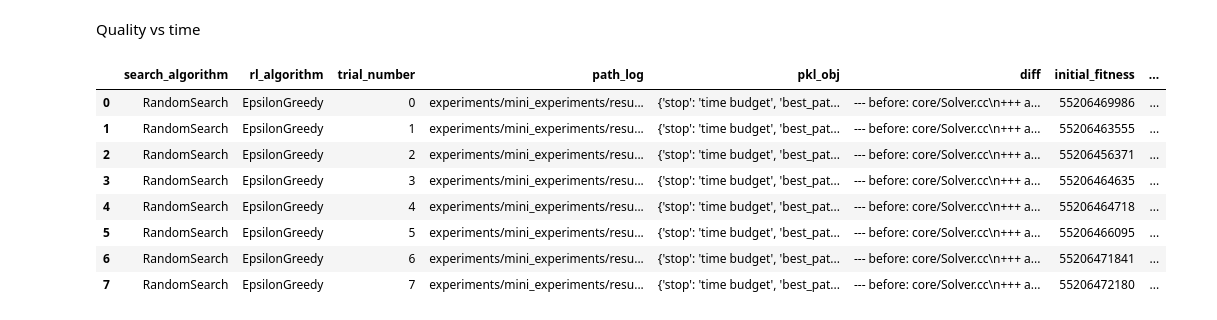
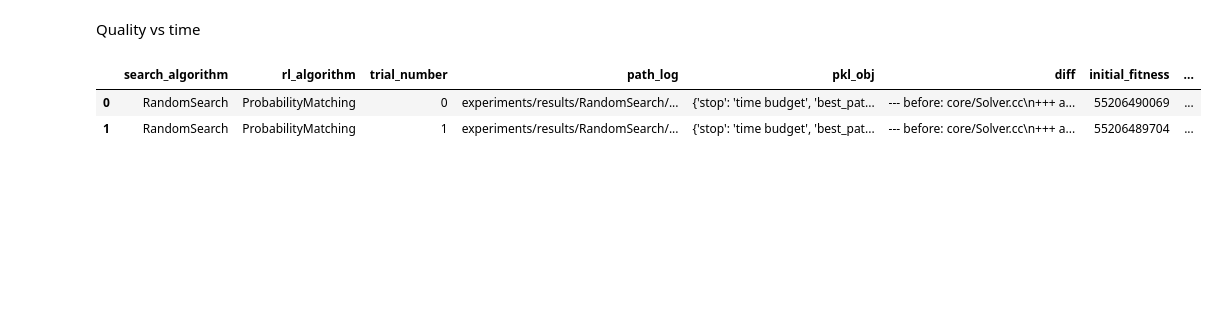
Before and after one commit to damienbose/magpie, a Jupyter notebook: experiments/process_results/process.ipynb, the cells around one changed output. Cells and saved outputs as stored; diff of their text form; code cells hidden in the pictures; blank space fills up the shorter version.

```diff
--- a/experiments/process_results/process.ipynb
+++ b/experiments/process_results/process.ipynb
@@ -26,7 +26,7 @@ Python 3.10.1
 git_root = subprocess.check_output(['git', 'rev-parse', '--show-toplevel']).decode('utf-8').strip()
 os.chdir(git_root)
 # %%
-RESULT_DIR = "experiments/mini_experiments/results_8_trials_e-greedy"
+RESULT_DIR = "experiments/results"
 # %% [markdown]
 Lets first extract all the experiments and trial (folds)
 # %%
@@ -247,39 +219,36 @@ Quality vs time
 # %%
 def plot_time_series(ax, series, series_name):
     time_steps = list(range(len(series)))
     ax.plot(time_steps, series)
     ax.set_xlabel('Time Steps')
     ax.set_ylabel(series_name)
     ax.set_title(f'{series_name} over Time')
+
+def plot_rewards_vs_time(ax, op_selector):
+    plot_time_series(ax, op_selector.reward_log, 'Rewards')
 
 def plot_quality_vs_time(ax, op_selector):
     for operator in op_selector._operators:
         ax.plot([average_qualities[operator] for average_qualities in op_selector.average_qualities_log], label=f"{operator.__name__}")
     ax.set_xlabel('Time Steps')
     ax.set_ylabel('Quality')
     ax.set_title('Quality over Time')
     ax.legend()
 
 def plot_count_vs_time(ax, op_selector):
     for operator in op_selector._operators:
         ax.plot([action_count[operator] for action_count in op_selector.action_count_log], label=f"{operator.__name__}")
     ax.set_xlabel('Time Steps')
     ax.set_ylabel('Count')
     ax.set_title('Count over Time')
     ax.legend()
 
-df_rl = df[df['rl_algorithm'] == 'EpsilonGreedy']
+df_rl = df[df['rl_algorithm'] == 'ProbabilityMatching']
 df_rl
 # %% [output]
 |  | search_algorithm | rl_algorithm | trial_number | path_log | pkl_obj | diff | initial_fitness | ... |
-| 0 | RandomSearch | EpsilonGreedy | 0 | experiments/mini_experiments/resu... | {'stop': 'time budget', 'best_pat... | --- before: core/Solver.cc\n+++ a... | 55206469986 | ... |
-| 1 | RandomSearch | EpsilonGreedy | 1 | experiments/mini_experiments/resu... | {'stop': 'time budget', 'best_pat... | --- before: core/Solver.cc\n+++ a... | 55206463555 | ... |
-| 2 | RandomSearch | EpsilonGreedy | 2 | experiments/mini_experiments/resu... | {'stop': 'time budget', 'best_pat... | --- before: core/Solver.cc\n+++ a... | 55206456371 | ... |
-| 3 | RandomSearch | EpsilonGreedy | 3 | experiments/mini_experiments/resu... | {'stop': 'time budget', 'best_pat... | --- before: core/Solver.cc\n+++ a... | 55206464635 | ... |
-| 4 | RandomSearch | EpsilonGreedy | 4 | experiments/mini_experiments/resu... | {'stop': 'time budget', 'best_pat... | --- before: core/Solver.cc\n+++ a... | 55206464718 | ... |
-| 5 | RandomSearch | EpsilonGreedy | 5 | experiments/mini_experiments/resu... | {'stop': 'time budget', 'best_pat... | --- before: core/Solver.cc\n+++ a... | 55206466095 | ... |
-| 6 | RandomSearch | EpsilonGreedy | 6 | experiments/mini_experiments/resu... | {'stop': 'time budget', 'best_pat... | --- before: core/Solver.cc\n+++ a... | 55206471841 | ... |
-| 7 | RandomSearch | EpsilonGreedy | 7 | experiments/mini_experiments/resu... | {'stop': 'time budget', 'best_pat... | --- before: core/Solver.cc\n+++ a... | 55206472180 | ... |
+| 0 | RandomSearch | ProbabilityMatching | 0 | experiments/results/RandomSearch/... | {'stop': 'time budget', 'best_pat... | --- before: core/Solver.cc\n+++ a... | 55206490069 | ... |
+| 1 | RandomSearch | ProbabilityMatching | 1 | experiments/results/RandomSearch/... | {'stop': 'time budget', 'best_pat... | --- before: core/Solver.cc\n+++ a... | 55206489704 | ... |
 # %%
 num_rows = len(df_rl)
 
```
Also changed, not shown: parts of 15 cells of this notebook, 6 other files.
